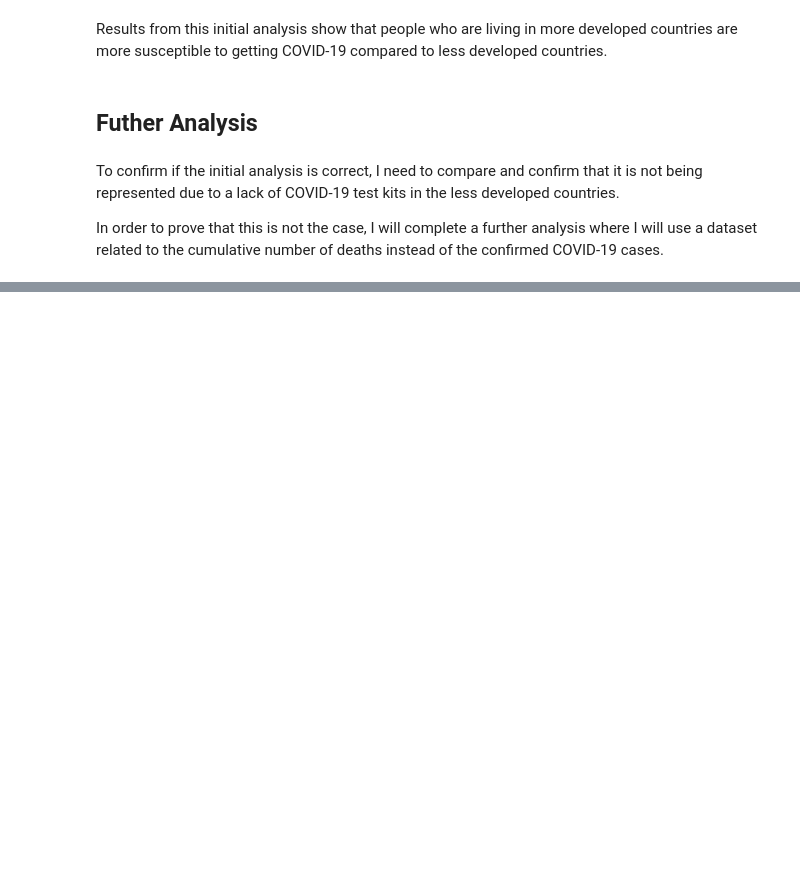
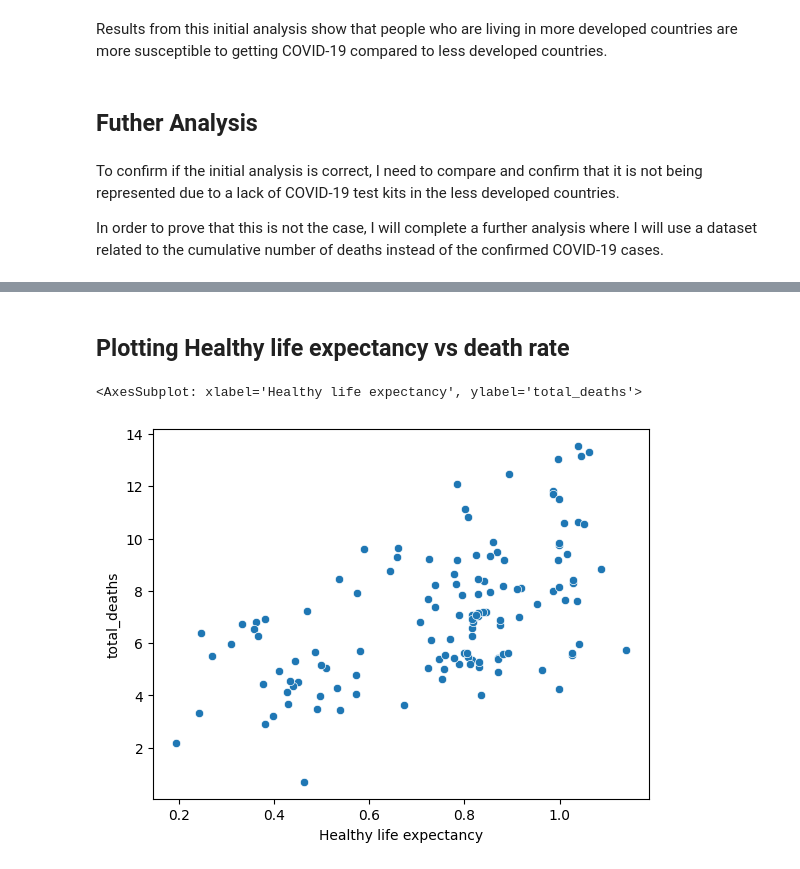
Before and after one commit to ChristopherIanPeck/covid-19-analysis, a Jupyter notebook: covid-19-data-analysis-using-python.ipynb, the cells around one changed output, grey strips where cells are left out. Drawn from its saved outputs; the diff is of its cells as text; code cells hidden in the pictures; blank space fills up the shorter version.

```diff
--- a/covid-19-data-analysis-using-python.ipynb
+++ b/covid-19-data-analysis-using-python.ipynb
@@ -301,0 +499,7 @@ In order to prove that this is not the case, I will complete a further analysis
+# %% [markdown]
+## Plotting Healthy life expectancy vs death rate
+# %%
+sns.scatterplot(x="Healthy life expectancy", y=np.log(data_deaths["total_deaths"]), data=data)
+# %% [output]
+<AxesSubplot: xlabel='Healthy life expectancy', ylabel='total_deaths'>
+[figure, added]
```
Also changed, not shown: parts of 43 cells of this notebook.
